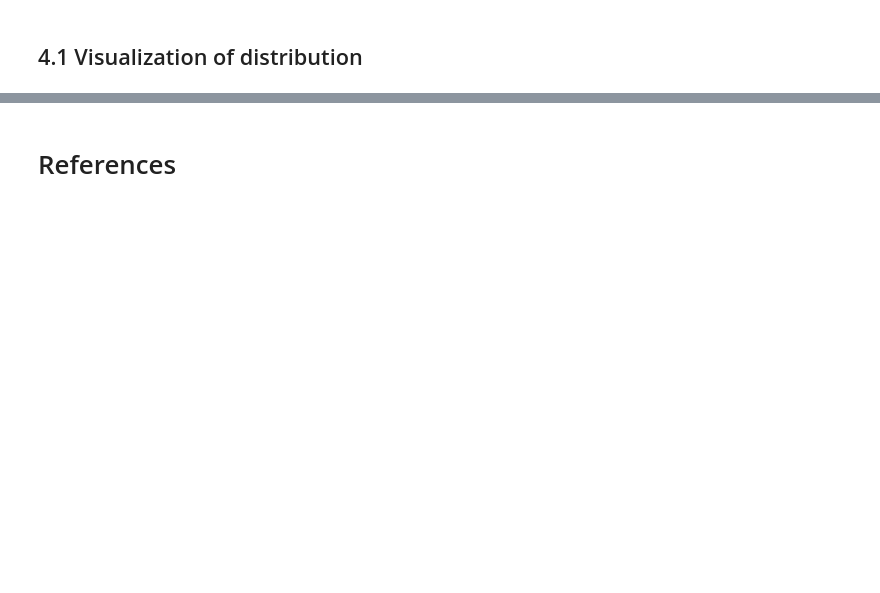
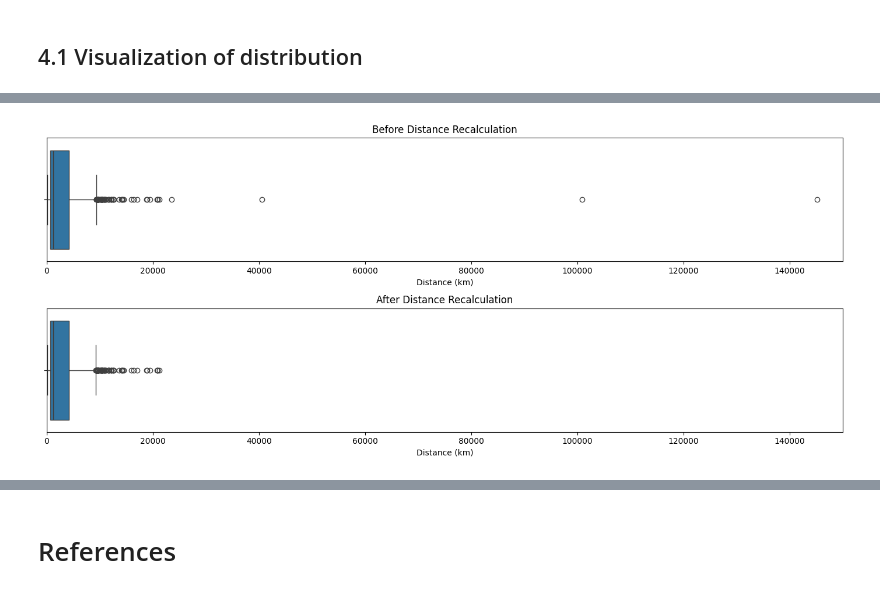
Before and after one commit to gelpkmar/IVDA-A3, a Jupyter notebook: assignment3_Gelpke_Marlon.ipynb, the cells around one changed output, grey strips where cells are left out. Cells and saved outputs as stored; diff of their text form; code cells hidden in the pictures; blank space fills up the shorter version.

```diff
--- a/assignment3_Gelpke_Marlon.ipynb
+++ b/assignment3_Gelpke_Marlon.ipynb
@@ -446,0 +507,88 @@ Number of outliers detected: 725
+# %%
+from geopy.distance import great_circle
+#function to calculate the air distance between two points
+def calculate_air_distance(row):
+    try:
+        lat_dept = data_airports.loc[data_airports['iata'] == row['Departure'], 'latitude'].values[0]
+        long_dept = data_airports.loc[data_airports['iata'] == row['Departure'], 'longitude'].values[0]
+        lat_dest = data_airports.loc[data_airports['iata'] == row['Destination'], 'latitude'].values[0]
+        long_dest = data_airports.loc[data_airports['iata'] == row['Destination'], 'longitude'].values[0]
+        return great_circle((lat_dept, long_dept), (lat_dest, long_dest)).kilometers
+    except:
+        return 'toremove'
+# %%
+import numpy as np
+import matplotlib.pyplot as plt
+import matplotlib.ticker as ticker
+import seaborn as sns
+
+data_after_long_lat = data_flights
+
+# Ensure the distance column is numeric
+data_after_long_lat['Total Distance [km]'] = pd.to_numeric(data_after_long_lat['Total Distance [km]'], errors='coerce')
+
+# Visualize the initial distribution of distances
+# plt.figure(figsize=(12, 6))
+# sns.histplot(data_after_long_lat['Total Distance [km]'].dropna(), kde=True)
+# plt.title('Initial Distribution of Flight Distances')
+# plt.xlabel('Distance (km)')
+# plt.show()
+
+# Identify outliers using the IQR method
+q05 = data_after_long_lat['Total Distance [km]'].quantile(0.05)
+q95 = data_after_long_lat['Total Distance [km]'].quantile(0.95)
+IQR = q95 - q05
+print(f'IQR: {IQR}')
+lower_bound = q05 - 1.5 * IQR
+upper_bound = q95 + 1.5 * IQR
+print(f'lower_bound used: {lower_bound}')
+print(f'upper_bound used: {upper_bound}')
+
+outliers = data_after_long_lat[(data_after_long_lat['Total Distance [km]'] < lower_bound) | (data_after_long_lat['Total Distance [km]'] > upper_bound)]
+print(f"Number of outliers detected: {len(outliers)}")
+
+# Recalculate distances for outliers
+data_recalculated = data_after_long_lat.copy()
+outlier_indices = outliers.index
+data_recalculated.loc[outlier_indices, 'Total Distance [km]'] = outliers.apply(calculate_air_distance, axis=1)
+
+print(f'Could not recalculate the distance for {len(data_recalculated[data_recalculated["Total Distance [km]"] == "toremove"])} rows')
+
+# Remove rows where distance couldn't be recalculated
+data_recalculated = data_recalculated[data_recalculated['Total Distance [km]'] != 'toremove']
+
+print(f"Number of rows removed due to missing coordinates: {len(data_after_long_lat) - len(data_recalculated)}")
+
+# Visualize before and after comparison
+fig, (ax1, ax2) = plt.subplots(2, 1, figsize=(14, 6))
+
+
+sns.boxplot(x=data_after_long_lat['Total Distance [km]'], ax=ax1)
+ax1.set_title('Before Distance Recalculation')
+ax1.set_xlabel('Distance (km)')
+
+sns.boxplot(x=data_recalculated['Total Distance [km]'], ax=ax2)
+ax2.set_title('After Distance Recalculation')
+ax2.set_xlabel('Distance (km)')
+
+ax1.set_xlim(0, 150000)
+ax2.set_xlim(0, 150000)
+
+plt.tight_layout()
+plt.show()
+
+# Print summary statistics
+print("\nBefore distance recalculation:")
+print(data_after_long_lat['Total Distance [km]'].describe())
+
+print("\nAfter distance recalculation :")
+print(data_recalculated['Total Distance [km]'].describe())
+
+
+# Visualize the distribution
+# plt.figure(figsize=(12, 6))
+# sns.histplot(data_recalculated['Total Distance [km]'].dropna(), kde=True)
+# plt.title('Distribution of Flight Distances After Recalculation')
+# plt.xlabel('Distance (km)')
+# plt.show()
+# %% [output]
@@ -446,0 +601 @@ Number of outliers detected: 725
+[figure, added]
```
Also changed, not shown: parts of 48 cells of this notebook.
